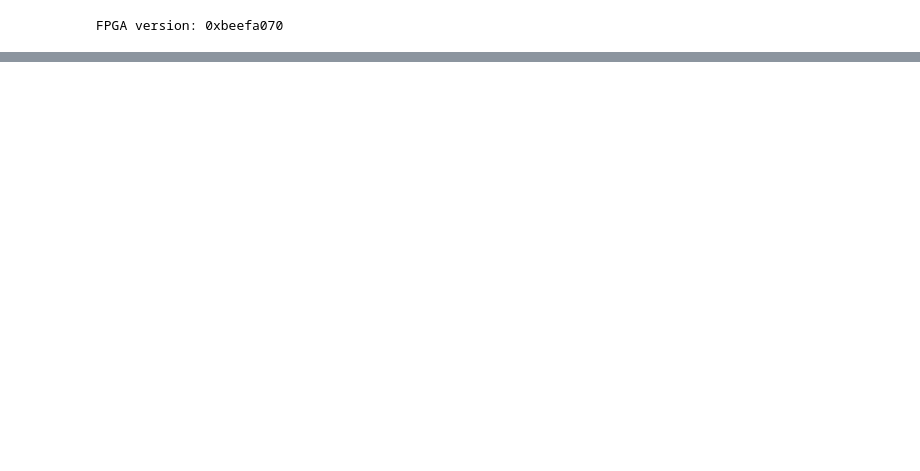
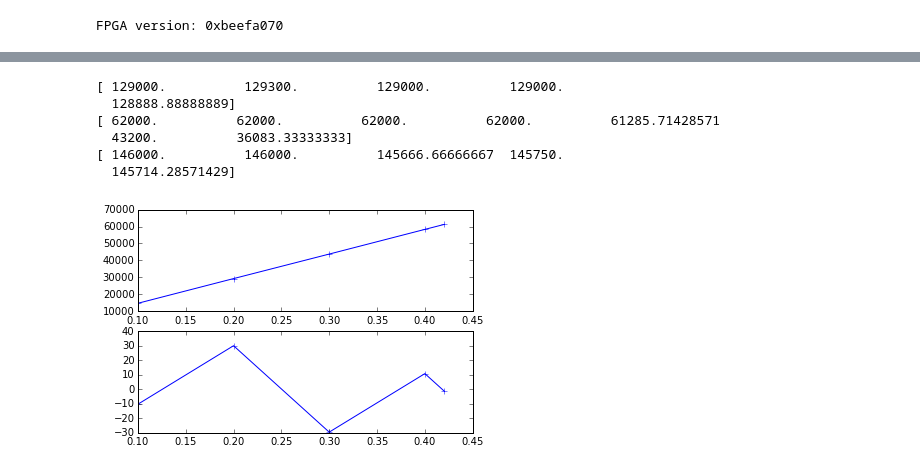
Before and after one commit to Subaru-PFS/ics_xcu_fpga, a Jupyter notebook: notebooks/ccdControl.ipynb, the cells around one changed output, grey strips where cells are left out. Saved outputs shown, nothing was run; the diff lists cells and outputs as text; code cells hidden in the pictures; blank space fills up the shorter version.

```diff
--- a/notebooks/ccdControl.ipynb
+++ b/notebooks/ccdControl.ipynb
@@ -269,2 +338,35 @@ file: /data/pfs/2015-04-14/PFSA-00000760.fits
+# %%
+#v = [0.05, 0.1, 0.2, 0.3, 0.4, 0.5, 0.6, 0.7, 0.8, 0.9, 1.2, 1.7]
+#f = [2800, 5500, 8400, 9700, 10800, 11900, 12900, 13900, 14900, 15900, 18900, 23600]
+
+#v = np.array([0.1, 0.2, 0.3, 0.4, 0.5, 0.7, 0.8])
+#f = np.array([5500, 11000, 16500, 22000, 27400, 38200, 40000])
+
+v = np.array([0.1, 0.2, 0.3, 0.4, 0.45])
+f = np.array([12900, 25860, 38700, 51600, 58000])
+print f/v
+
+v = np.array([0.1, 0.2, 0.5, 0.6, 0.7, 1.0, 1.2])
+f = np.array([6200, 12400, 31000, 37200, 42900, 43200, 43300])
+print f/v
+
+
+v = np.array([0.1, 0.2, 0.3, 0.4, 0.42])
+f = np.array([14600, 29200, 43700, 58300, 61200])
+fit = np.polyfit(v, f, 1)
+ev = np.polyval(fit, v)
+_f, plots = plt.subplots(nrows=2, ncols=1)
+plots[0].plot(v,f, '+-')
+plots[1].plot(v, f-ev, '+-')
+
+print f/v
+# %% [output]
+[ 129000.          129300.          129000.          129000.
+  128888.88888889]
+[ 62000.          62000.          62000.          62000.          61285.71428571
+  43200.          36083.33333333]
+[ 146000.          146000.          145666.66666667  145750.
+  145714.28571429]
+[figure, added]
 # %%
 a0 = im[:,ccd.ampidx(0, im)]
```
Also changed, not shown: parts of 14 cells of this notebook, 1 other file.
